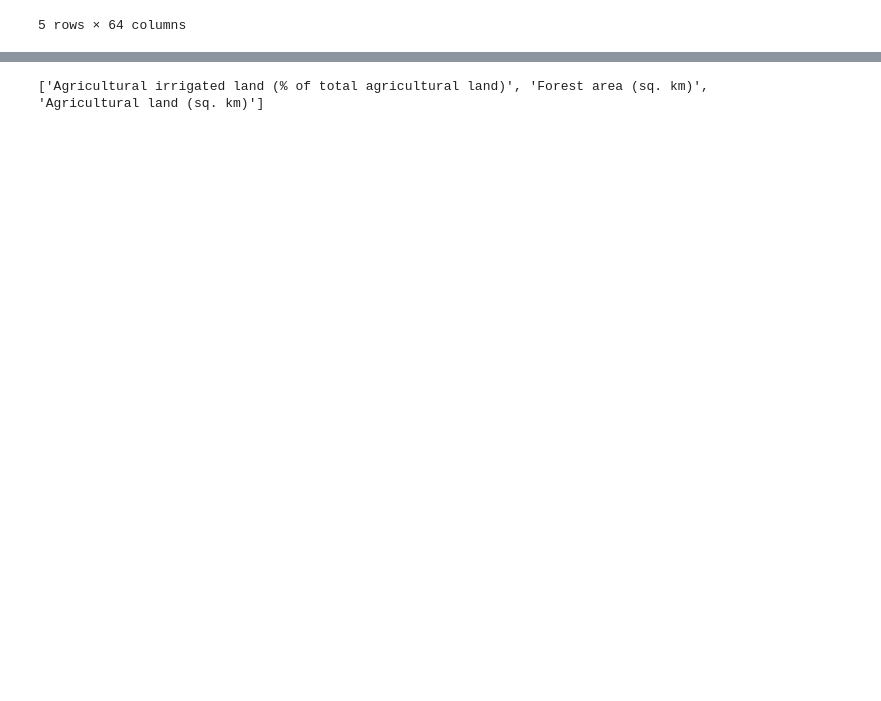
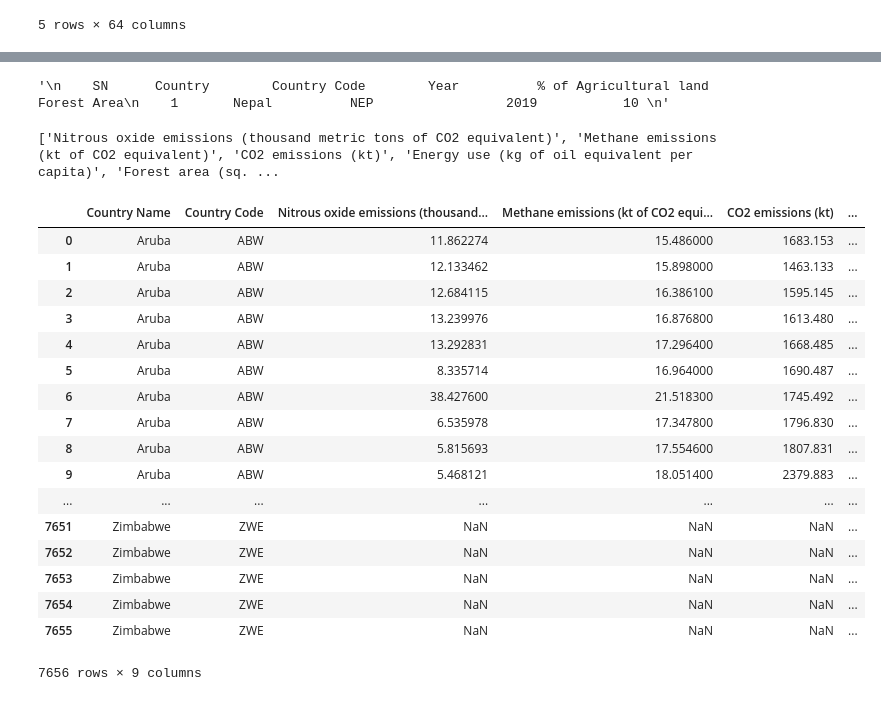
Before and after one commit to bhanduroshan/cpsc8650-1, a Jupyter notebook: correlation.py.ipynb, the cells around one changed output, grey strips where cells are left out. Saved outputs shown, nothing was run; the diff lists cells and outputs as text; code cells hidden in the pictures; blank space fills up the shorter version.

```diff
--- a/correlation.py.ipynb
+++ b/correlation.py.ipynb
@@ -75,9 +61,13 @@ for index, row in indicators.iterrows():
 # %%
 # code to convert the indicators to following format
 '''
-    Country        Country Code        Year          % of Agricultural land        Forest Area
+    SN      Country        Country Code        Year          % of Agricultural land        Forest Area
+    1       Nepal          NEP                 2019           10
+'''
 
-'''
-print(indicator_names)
+data = {}
+rows = []
+
+# print(indicators['Indicator Name'].unique())
 # %% [output]
-['Agricultural irrigated land (% of total agricultural land)', 'Forest area (sq. km)', 'Agricultural land (sq. km)']
+'\n    SN      Country        Country Code        Year          % of Agricultural land        Forest Area\n    1       Nepal          NEP                 2019           10 \n'
@@ -89,0 +150,25 @@ for each_key in data:
+# %%
+print(indicator_names)
+# %% [output]
+['Nitrous oxide emissions (thousand metric tons of CO2 equivalent)', 'Methane emissions (kt of CO2 equivalent)', 'CO2 emissions (kt)', 'Energy use (kg of oil equivalent per capita)', 'Forest area (sq. ...
+# %%
+new_indicators
+# %% [output]
+|  | Country Name | Country Code | Nitrous oxide emissions (thousand... | Methane emissions (kt of CO2 equi... | CO2 emissions (kt) | ... |
+| 0 | Aruba | ABW | 11.862274 | 15.486000 | 1683.153 | ... |
+| 1 | Aruba | ABW | 12.133462 | 15.898000 | 1463.133 | ... |
+| 2 | Aruba | ABW | 12.684115 | 16.386100 | 1595.145 | ... |
+| 3 | Aruba | ABW | 13.239976 | 16.876800 | 1613.480 | ... |
+| 4 | Aruba | ABW | 13.292831 | 17.296400 | 1668.485 | ... |
+| 5 | Aruba | ABW | 8.335714 | 16.964000 | 1690.487 | ... |
+| 6 | Aruba | ABW | 38.427600 | 21.518300 | 1745.492 | ... |
+| 7 | Aruba | ABW | 6.535978 | 17.347800 | 1796.830 | ... |
+| 8 | Aruba | ABW | 5.815693 | 17.554600 | 1807.831 | ... |
+| 9 | Aruba | ABW | 5.468121 | 18.051400 | 2379.883 | ... |
+| ... | ... | ... | ... | ... | ... | ... |
+| 7651 | Zimbabwe | ZWE | NaN | NaN | NaN | ... |
+| 7652 | Zimbabwe | ZWE | NaN | NaN | NaN | ... |
+| 7653 | Zimbabwe | ZWE | NaN | NaN | NaN | ... |
+| 7654 | Zimbabwe | ZWE | NaN | NaN | NaN | ... |
+| 7655 | Zimbabwe | ZWE | NaN | NaN | NaN | ... |
+7656 rows × 9 columns
```
Also changed, not shown: parts of 21 cells of this notebook, 3 other files.
